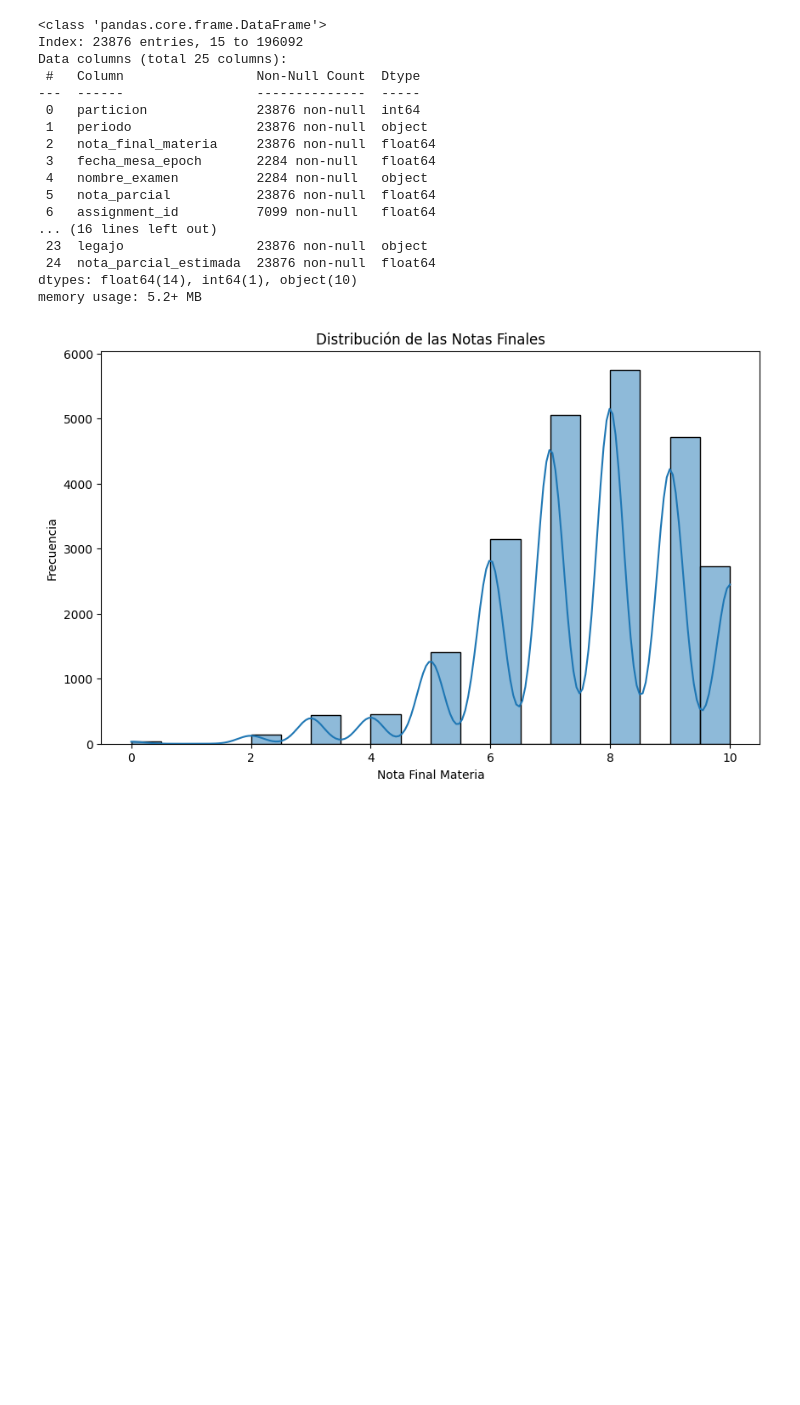
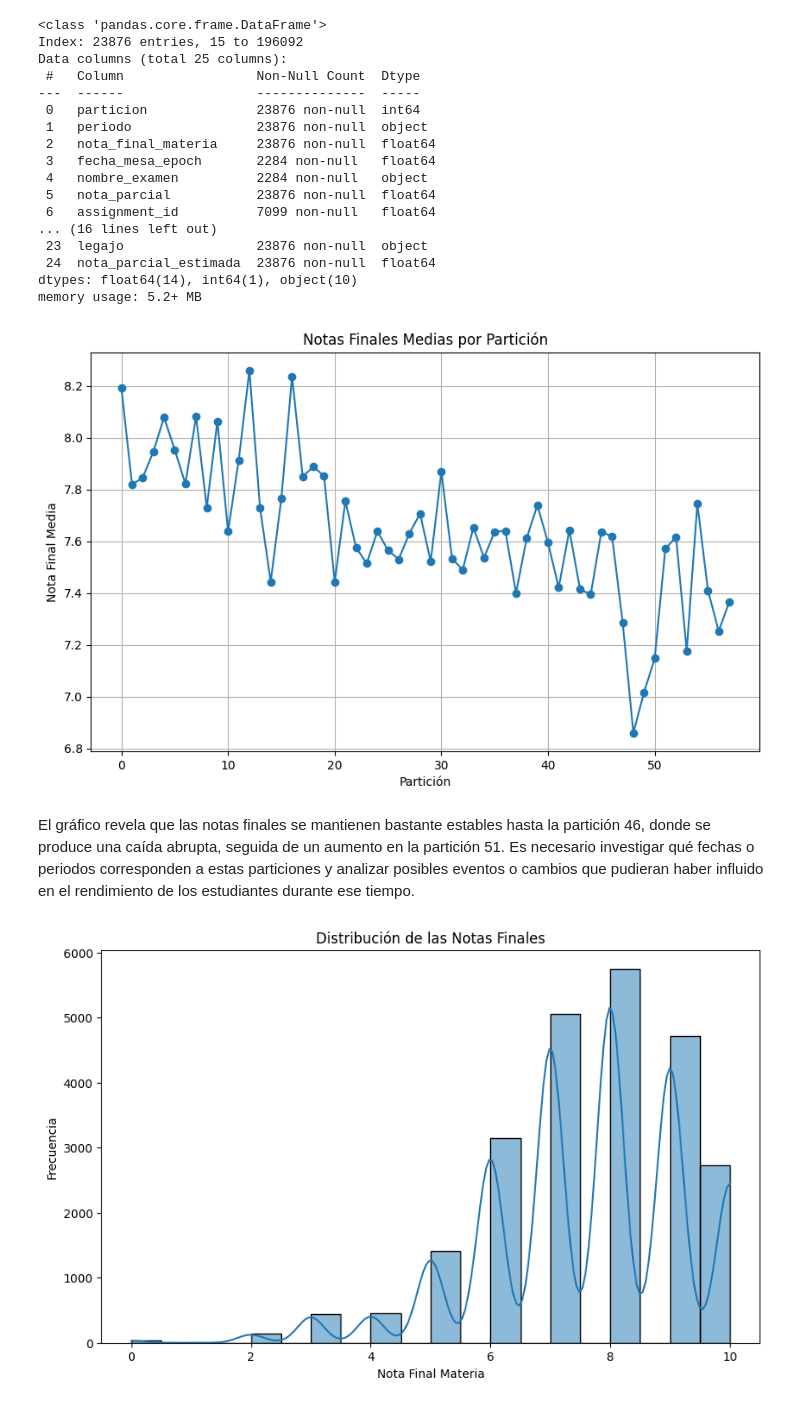
Before and after one commit to MLopezTouzon/Challenge_EdMachina, a Jupyter notebook: Data_Scientist.ipynb, the cells around one changed output. Drawn from its saved outputs; the diff is of its cells as text; code cells hidden in the pictures; blank space fills up the shorter version.

```diff
--- a/Data_Scientist.ipynb
+++ b/Data_Scientist.ipynb
@@ -218,6 +128,22 @@ Data columns (total 25 columns):
  24  nota_parcial_estimada  23876 non-null  float64
 dtypes: float64(14), int64(1), object(10)
 memory usage: 5.2+ MB
+# %%
+# Agrupar por partición y calcular la media de las notas finales
+partition_group = df_sin_nulos.groupby('particion')['nota_final_materia'].mean().reset_index()
+
+# Graficar
+plt.figure(figsize=(10, 6))
+plt.plot(partition_group['particion'], partition_group['nota_final_materia'], marker='o')
+plt.xlabel('Partición')
+plt.ylabel('Nota Final Media')
+plt.title('Notas Finales Medias por Partición')
+plt.grid(True)
+plt.show()
+# %% [output]
+[figure, added]
+# %% [markdown]
+El gráfico revela que las notas finales se mantienen bastante estables hasta la partición 46, donde se produce una caída abrupta, seguida de un aumento en la partición 51. Es necesario investigar qué fechas o periodos corresponden a estas particiones y analizar posibles eventos o cambios que pudieran haber influido en el rendimiento de los estudiantes durante ese tiempo.
 # %%
 plt.figure(figsize=(10, 6))
 sns.histplot(df_sin_nulos['nota_final_materia'], bins=20, kde=True)
```
Also changed, not shown: parts of 14 cells of this notebook.
